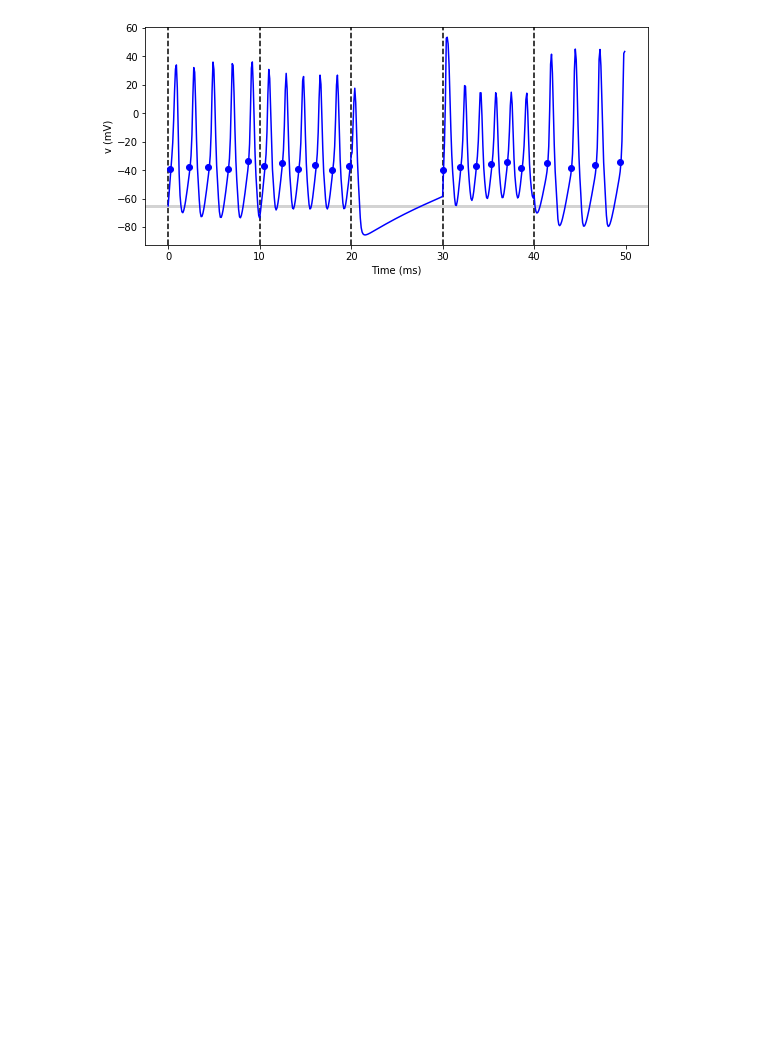
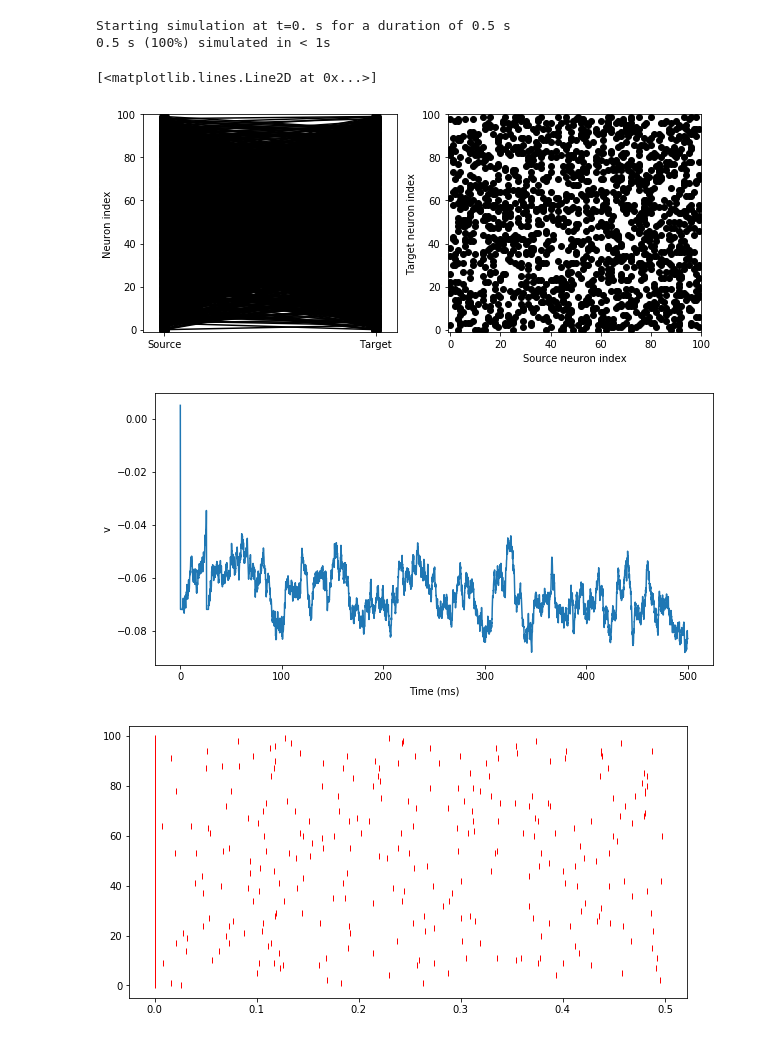
Before and after one commit to briardoty/ocker-stdp-motifs, a Jupyter notebook: brian2_playground.ipynb, the cells around one changed output. Cells and saved outputs as stored; diff of their text form; code cells hidden in the pictures; blank space fills up the shorter version.

```diff
--- a/brian2_playground.ipynb
+++ b/brian2_playground.ipynb
@@ -40,6 +64,8 @@ vL = -72 * mV               # leak reversal potential
 C = 1 * ufarad * cm**-2     # membrane capacitance
 delta = 1.4 * mV            # action potential steepness
 vT = -48 * mV               # action potential initiation threshold
+mu = 1 * uamp * cm**-2      # noise mean
+sigma = 9 * mV              # noise std dev
 
 # other cell params
 vTh = 30 * mV               # spike threshold
@@ -48,12 +74,19 @@ tRef = 2 * ms               # action potential width (refractory time)
 
 # network params
 p = 0.15                    # connection density
-N = 10                      # number of neurons
+N = 100                     # number of neurons
+
+# stdp params
+wMax = 0.0335               # max syn weight - TODO: generate wMax from connectivity stats like in paper?
+deleps = -wMax / 50000      # ??? - no idea what this is but it appears in the paper's par_net.m file
+tauPre = 15 * ms            # synaptic time constant
+tauPost = 2 * tauPre        # synaptic time constant
+dApost = -wMax / 5000       # f neg (f post)
+dApre = (-dApost * tauPost + deleps * tauPost) / tauPre # f pos (f pre)
 
 # model
-# TODO: add noise term (Isyn)
 dynamics = '''
-dv/dt = (gL * (vL - v) + gL * delta * exp((v - vT) / delta)) / C : volt (unless refractory)
+dv/dt = (gL * (vL - v) + gL * delta * exp((v - vT) / delta) + (mu + gL * sigma * sqrt(2 * C / gL) * xi)) / C : volt (unless refractory)
 '''
 
 G = NeuronGroup(N, dynamics,
@@ -66,7 +99,7 @@ S = Synapses(G, G,
              '''w : 1
                 dApre/dt = -Apre / tauPre : 1 (event-driven)
                 dApost/dt = -Apost / tauPost : 1 (event-driven)''',
-             on_pre='''v += w
+             on_pre='''v += w * v
                     Apre += dApre
                     w = clip(w + Apost, 0, wMax)''',
              on_post='''Apost += dApost
@@ -77,19 +110,24 @@ S = Synapses(G, G,
 S.connect(condition='i!=j', p=p)
 S.w = '0.2'
 
+# monitors
 M = StateMonitor(G, 'v', record=True)
+sp_mon_excit = SpikeMonitor(G)
 
 # initial value
 G.v = 5 * mV
 
 # run
-run(60*ms)
+run(500*ms, report='text')
 
 # plots
 visualise_connectivity(S)
 
-
+plt.figure(figsize=(10, 5))
 plot(M.t/ms, M.v[0])
 xlabel('Time (ms)')
 ylabel('v')
+
+plt.figure(figsize=(10, 5))
+plot(sp_mon_excit.t/second, sp_mon_excit.i, '|r')
 # %% [output]
@@ -100,43 +136,6 @@ Traceback (most recent call last):
+Starting simulation at t=0. s for a duration of 0.5 s
+0.5 s (100%) simulated in < 1s
+[<matplotlib.lines.Line2D at 0x...>]
+[figure, added]
+[figure, added]
+[figure, added]
-# %%
-# example from brian2 website
-start_scope()
-# Parameters
-area = 20000*umetre**2
-Cm = 1*ufarad*cm**-2 * area
-gl = 5e-5*siemens*cm**-2 * area
-El = -65*mV
-EK = -90*mV
-ENa = 50*mV
-g_na = 100*msiemens*cm**-2 * area
-g_kd = 30*msiemens*cm**-2 * area
-VT = -63*mV
-# The model
-eqs_HH = '''
-dv/dt = (gl*(El-v) - g_na*(m*m*m)*h*(v-ENa) - g_kd*(n*n*n*n)*(v-EK) + I)/Cm : volt
-dm/dt = 0.32*(mV**-1)*(13.*mV-v+VT)/
-    (exp((13.*mV-v+VT)/(4.*mV))-1.)/ms*(1-m)-0.28*(mV**-1)*(v-VT-40.*mV)/
-    (exp((v-VT-40.*mV)/(5.*mV))-1.)/ms*m : 1
-dn/dt = 0.032*(mV**-1)*(15.*mV-v+VT)/
-    (exp((15.*mV-v+VT)/(5.*mV))-1.)/ms*(1.-n)-.5*exp((10.*mV-v+VT)/(40.*mV))/ms*n : 1
-dh/dt = 0.128*exp((17.*mV-v+VT)/(18.*mV))/ms*(1.-h)-4./(1+exp((40.*mV-v+VT)/(5.*mV)))/ms*h : 1
-I : amp
-'''
-group = NeuronGroup(1, eqs_HH,
-                    threshold='v > -40*mV',
-                    refractory='v > -40*mV',
-                    method='exponential_euler')
-group.v = El
-statemon = StateMonitor(group, 'v', record=True)
-spikemon = SpikeMonitor(group, variables='v')
-figure(figsize=(9, 4))
-for l in range(5):
-    group.I = rand()*50*nA
-    run(10*ms)
-    axvline(l*10, ls='--', c='k')
-axhline(El/mV, ls='-', c='lightgray', lw=3)
-plot(statemon.t/ms, statemon.v[0]/mV, '-b')
-plot(spikemon.t/ms, spikemon.v/mV, 'ob')
-xlabel('Time (ms)')
-ylabel('v (mV)');
-# %% [output]
-[figure, removed]
```
Also changed, not shown: parts of 5 cells of this notebook, 1 other file.
